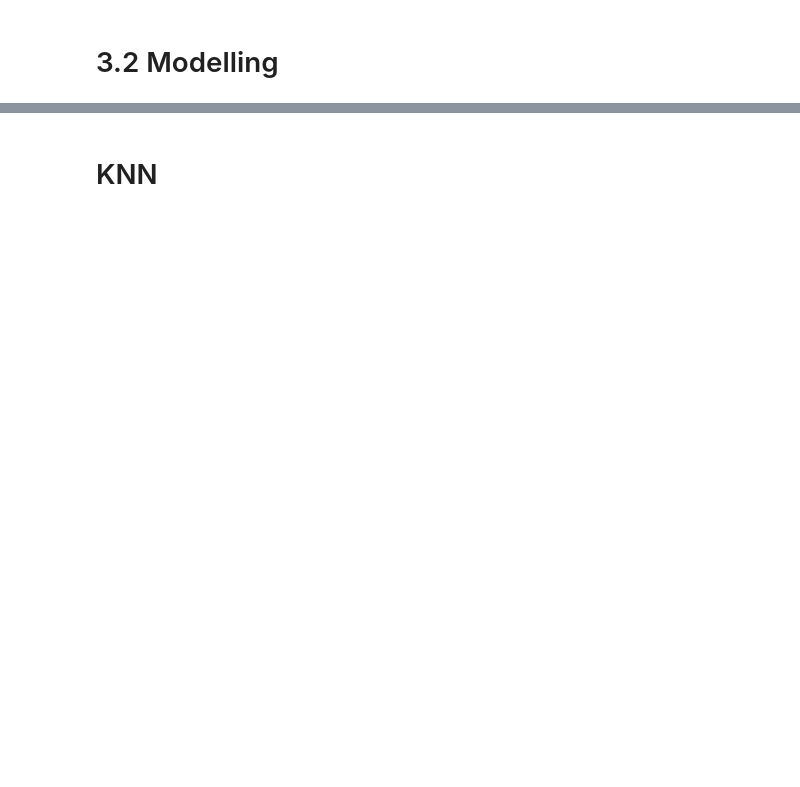
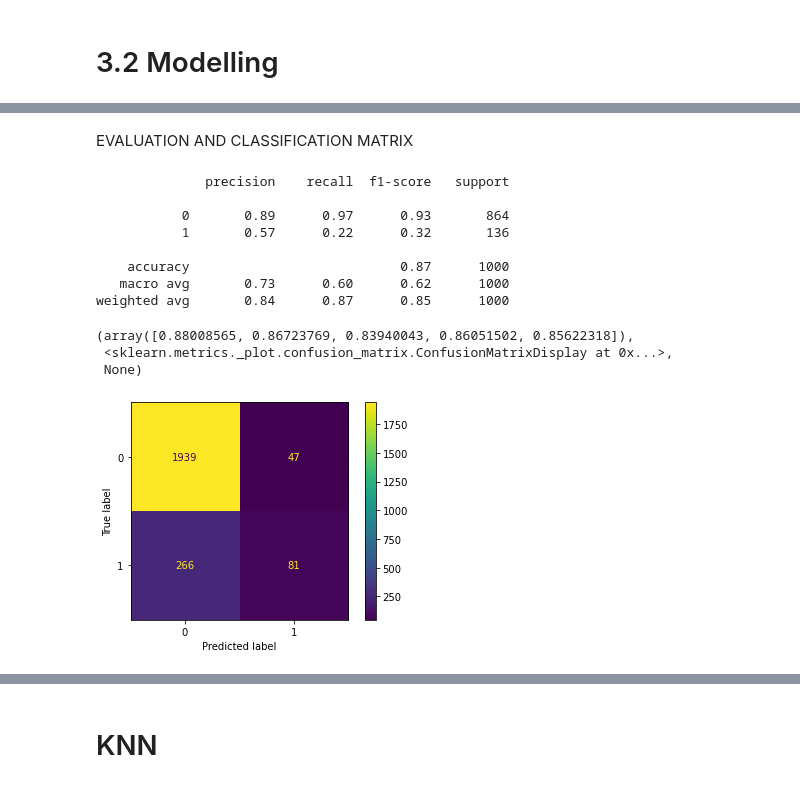
Before and after one commit to williamm243/customer_retention, a Jupyter notebook: customer.ipynb, the cells around one changed output, grey strips where cells are left out. Saved outputs shown, nothing was run; the diff lists cells and outputs as text; code cells hidden in the pictures; blank space fills up the shorter version.

Commit message:
Modelling

```diff
--- a/customer.ipynb
+++ b/customer.ipynb
@@ -393,5 +389,0 @@ Name: churn, Length: 3333, dtype: int32
-# %%
-churn_data['voice mail plan'] = churn_data['voice mail plan'].map({'yes': 1, 'no': 0})
-
-# International Plan
-churn_data['international plan'] = churn_data['international plan'].map({'yes': 1, 'no': 0})
@@ -492,0 +451,54 @@ Test Mean Squared Error: 0.12829736211031176
+# %% [markdown]
+EVALUATION AND CLASSIFICATION MATRIX
+# %%
+def evaluate_model(model, X_train, y_train, X_test, y_test):
+
+
+    # Fit the model to the training data.
+    model.fit(X_train, y_train)
+
+    # Get the cross-validation score.
+    cross_val_score = cross_val_score(model, X_train, y_train, cv=5)
+
+    # Get the confusion matrix.
+    confusion_matrix = confusion_matrix(y_test, model.predict(X_test))
+
+    # Get the classification report.
+    classification_report = classification_report(y_test, model.predict(X_test))
+
+    return cross_val_score, confusion_matrix, classification_report
+# %%
+# to reduce redundancy
+
+def evaluate_model(model):
+
+    #first fit the  model;
+    model.fit(X_train_scaled, y_train)
+    # Get the predictions on the test set.
+    y_pred = model.predict(X_test_scaled)
+
+    # Get the cross-validation score.
+    cross_val_scores = cross_val_score(model, X_train_scaled, y_train, cv=5)
+
+    # confusion matrix.
+    cm = ConfusionMatrixDisplay.from_estimator(model, X_train_scaled, y_train);
+
+    #classification report.
+    report = print(classification_report(y_test, y_pred))
+
+    return cross_val_scores, cm, report
+# %%
+evaluate_model(LogisticRegression())
+# %% [output]
+              precision    recall  f1-score   support
+
+           0       0.89      0.97      0.93       864
+           1       0.57      0.22      0.32       136
+
+    accuracy                           0.87      1000
+   macro avg       0.73      0.60      0.62      1000
+weighted avg       0.84      0.87      0.85      1000
+(array([0.88008565, 0.86723769, 0.83940043, 0.86051502, 0.85622318]),
+ <sklearn.metrics._plot.confusion_matrix.ConfusionMatrixDisplay at 0x...>,
+ None)
+[figure, added]
```
Also changed, not shown: parts of 58 cells of this notebook.
